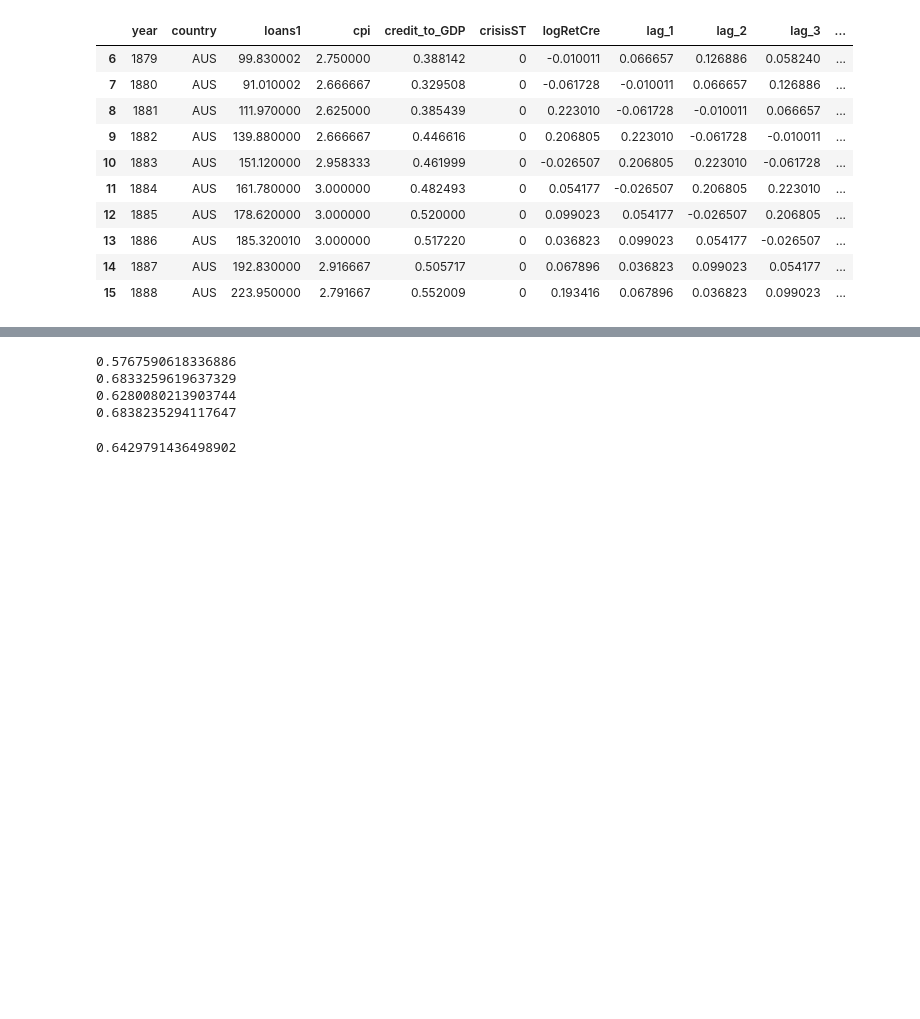
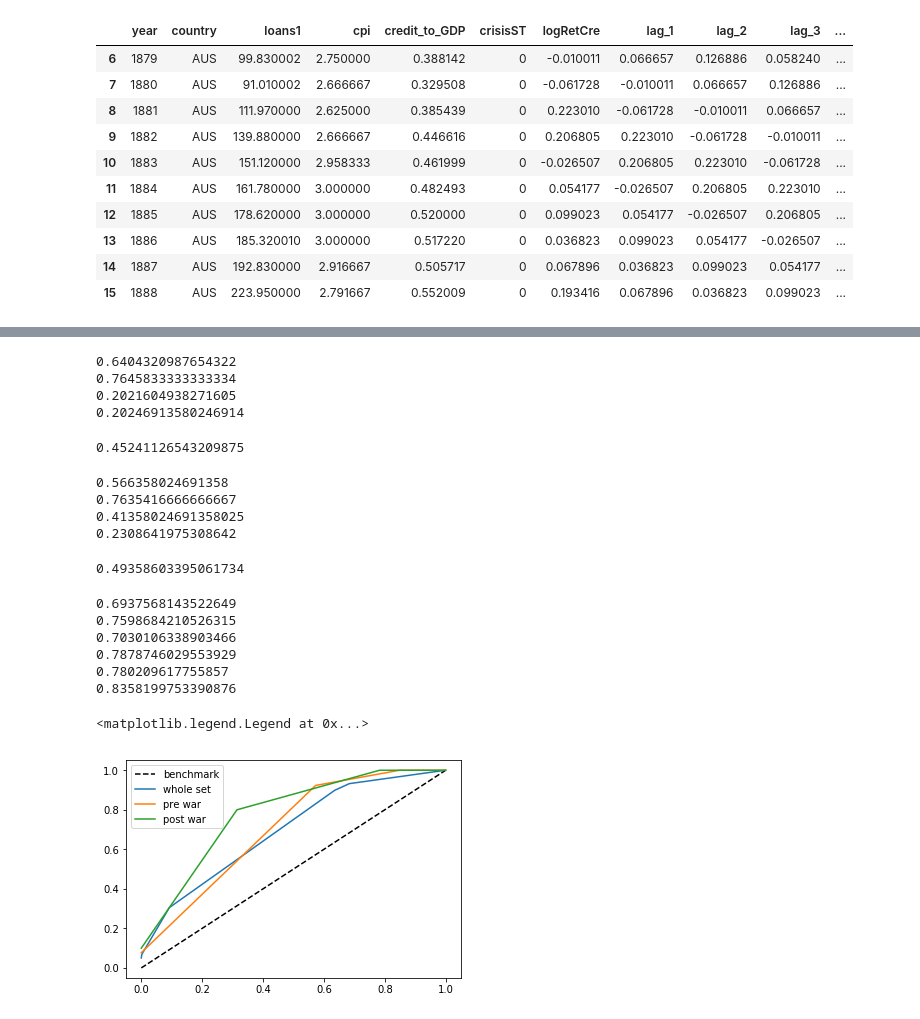
Before and after one commit to linsallyzhao/notebooks, a Jupyter notebook: ML_courseWork/Classification.ipynb, the cells around one changed output, grey strips where cells are left out. Cells and saved outputs as stored; diff of their text form; code cells hidden in the pictures; blank space fills up the shorter version.

```diff
--- a/ML_courseWork/Classification.ipynb
+++ b/ML_courseWork/Classification.ipynb
@@ -130,15 +148,83 @@ plt.legend(['benchmark', 'whole set', 'pre war', 'post war'])
+# %%
+total = 0.0
+for i in range(2, 6):
+    wholeSet = postW[:int(postW.shape[0]*(i/5.0))]
+    _, _, auc = out_of_sample_logistic(wholeSet, (1.0/i), -1, True)
+    total += auc
+
+avg = total/4
+avg
+#prediction is poor with out without credit for post War only period, but it may or may not be the size of training
+#sample, since the first two has the hightest power but those should have the least training sample
+# %% [output]
+0.6404320987654322
+0.7645833333333334
+0.2021604938271605
+0.20246913580246914
+0.45241126543209875
 # %%
 total = 0.0
 for i in range(2, 6):
-    wholeSet = data[:int(data.shape[0]*(i/5.0))]
+    wholeSet = postW[:int(postW.shape[0]*(i/5.0))]
     _, _, auc = out_of_sample_logistic(wholeSet, (1.0/i), -1)
     total += auc
 
 avg = total/4
 avg
 # %% [output]
-0.5767590618336886
-0.6833259619637329
-0.6280080213903744
-0.6838235294117647
+0.566358024691358
+0.7635416666666667
+0.41358024691358025
+0.2308641975308642
-0.6429791436498902
+0.49358603395061734
+# %%
+from sklearn import tree
+import graphviz
+#criterion=”gini”)
+#“entropy” for the information gain
+#entropy is nuts
+
+def in_sample_tree(training, maxD = 3, credit=False):
+    if credit is True:
+        X = training[['lag_2', 'credit']]
+
+    else:
+         X = training[['lag_2']]
+    y = training['crisisST']
+    treeClas = tree.DecisionTreeClassifier(criterion='entropy', max_depth=maxD)
+    treeClas.fit(X, y)
+    pre_pro = treeClas.predict_proba(X)[:, 1]
+    fpr, tpr, thr = roc_curve(y, pre_pro, drop_intermediate=False)
+    auc = roc_auc_score(y, pre_pro)
+
+    print(auc)
+    return fpr, tpr, auc
+
+data_fpr, data_tpr, _ = in_sample_tree(data)
+in_sample_tree(data, credit=True)
+
+pre_fpr, pre_tpr, _ = in_sample_tree(preW)
+in_sample_tree(preW, credit=True)
+
+post_fpr, post_tpr, _ = in_sample_tree(postW)
+in_sample_tree(postW, credit=True)
+#by changing maxD, all of these have the protetial to get auc to 1.0
+
+plt.plot([0, 1], [0, 1], 'k--')
+plt.plot(data_fpr,data_tpr)
+plt.plot(pre_fpr,pre_tpr)
+plt.plot(post_fpr,post_tpr)
+plt.legend(['benchmark', 'whole set', 'pre war', 'post war'])
+#picture looks like this is because of the number of threshold
+#np.unique(pre_pro).shape == thr.shape == fpr.shape == tpr.shape
+
+#This part really cannot do much compare, since tree has the protential to get 1.0 auc. So this is just a demostration
+# %% [output]
+0.6937568143522649
+0.7598684210526315
+0.7030106338903466
+0.7878746029553929
+0.780209617755857
+0.8358199753390876
+<matplotlib.legend.Legend at 0x...>
+[figure, added]
```
Also changed, not shown: parts of 19 cells of this notebook, 1 other file.
